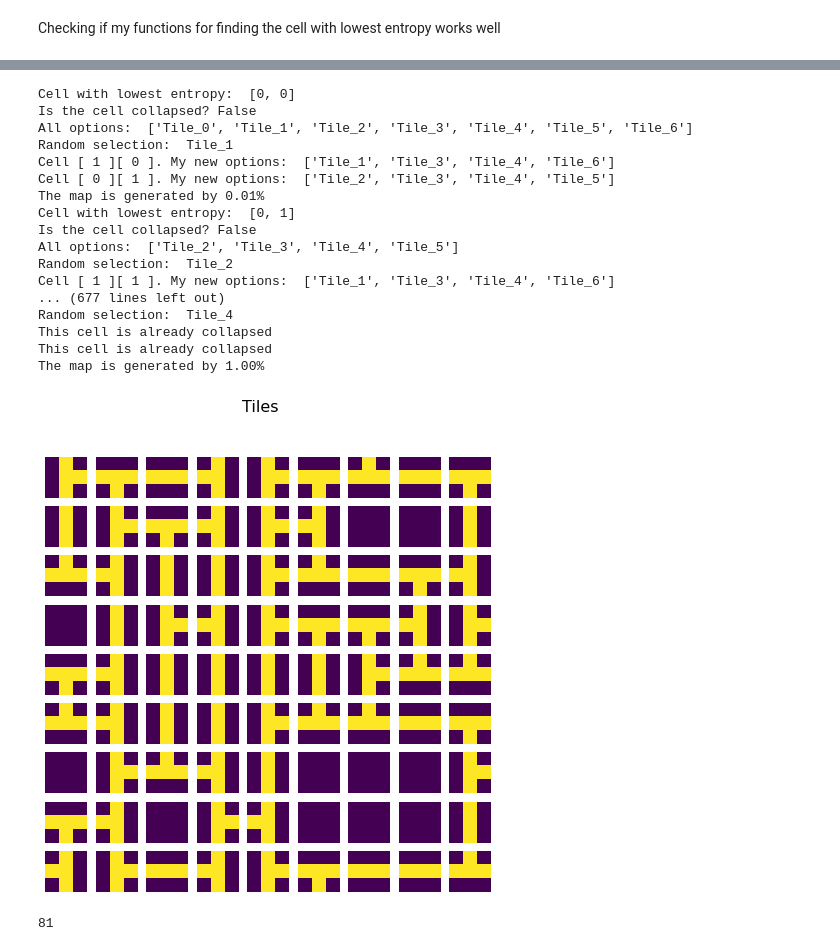
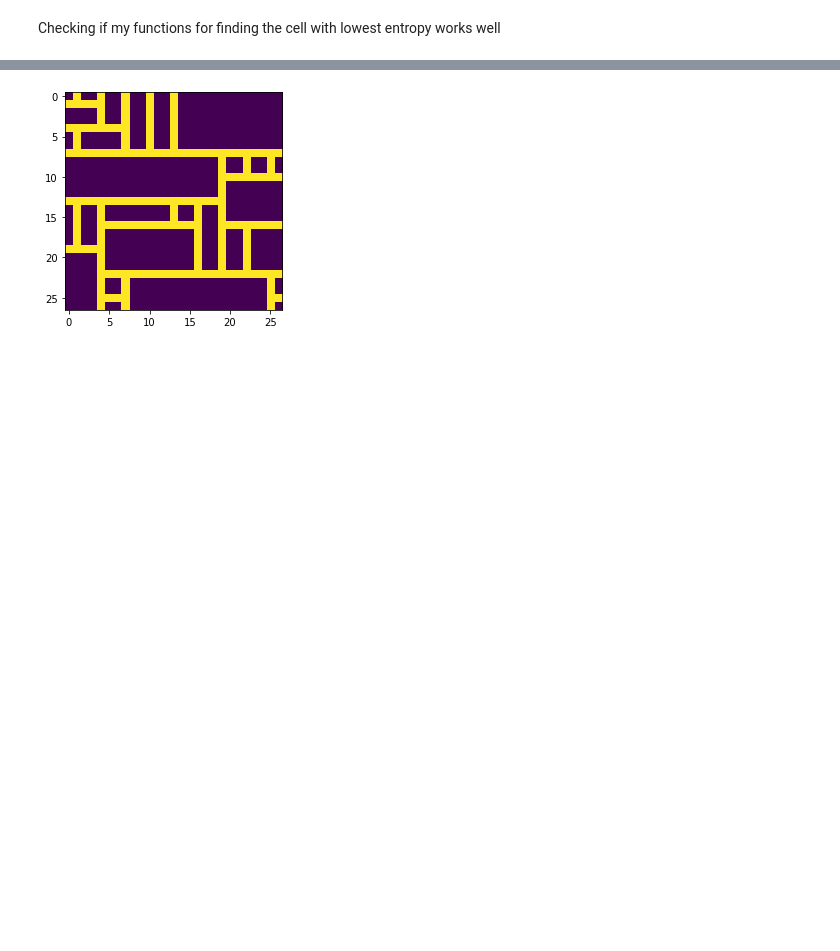
Before and after one commit to thoroc/Wave-Function-Collapse-Grid-World-Maze, a Jupyter notebook: Wave_Function_Collapse.ipynb, the cells around one changed output, grey strips where cells are left out. Saved outputs shown, nothing was run; the diff lists cells and outputs as text; code cells hidden in the pictures; blank space fills up the shorter version.

```diff
--- a/Wave_Function_Collapse.ipynb
+++ b/Wave_Function_Collapse.ipynb
@@ -520,28 +488,6 @@ This cell is already collapsed
 # %%
 Game = Grid(9)
 Game.GenerateMap()
-Game.DrawBoard()
+Game.DrawBoard(tiles="unite")
 # %% [output]
-Cell with lowest entropy:  [0, 0]
-Is the cell collapsed? False
-All options:  ['Tile_0', 'Tile_1', 'Tile_2', 'Tile_3', 'Tile_4', 'Tile_5', 'Tile_6']
-Random selection:  Tile_1
-Cell [ 1 ][ 0 ]. My new options:  ['Tile_1', 'Tile_3', 'Tile_4', 'Tile_6']
-Cell [ 0 ][ 1 ]. My new options:  ['Tile_2', 'Tile_3', 'Tile_4', 'Tile_5']
-The map is generated by 0.01%
-Cell with lowest entropy:  [0, 1]
-Is the cell collapsed? False
-All options:  ['Tile_2', 'Tile_3', 'Tile_4', 'Tile_5']
-Random selection:  Tile_2
-Cell [ 1 ][ 1 ]. My new options:  ['Tile_1', 'Tile_3', 'Tile_4', 'Tile_6']
-... (677 lines left out)
-Random selection:  Tile_4
-This cell is already collapsed
-This cell is already collapsed
-The map is generated by 1.00%
-[figure, old version]
+[figure, new version]
-# %%
-maxNumberCollapsedCells = int(9 * 9)
-maxNumberCollapsedCells
-# %% [output]
-81
```
Also changed, not shown: parts of 7 cells of this notebook.
